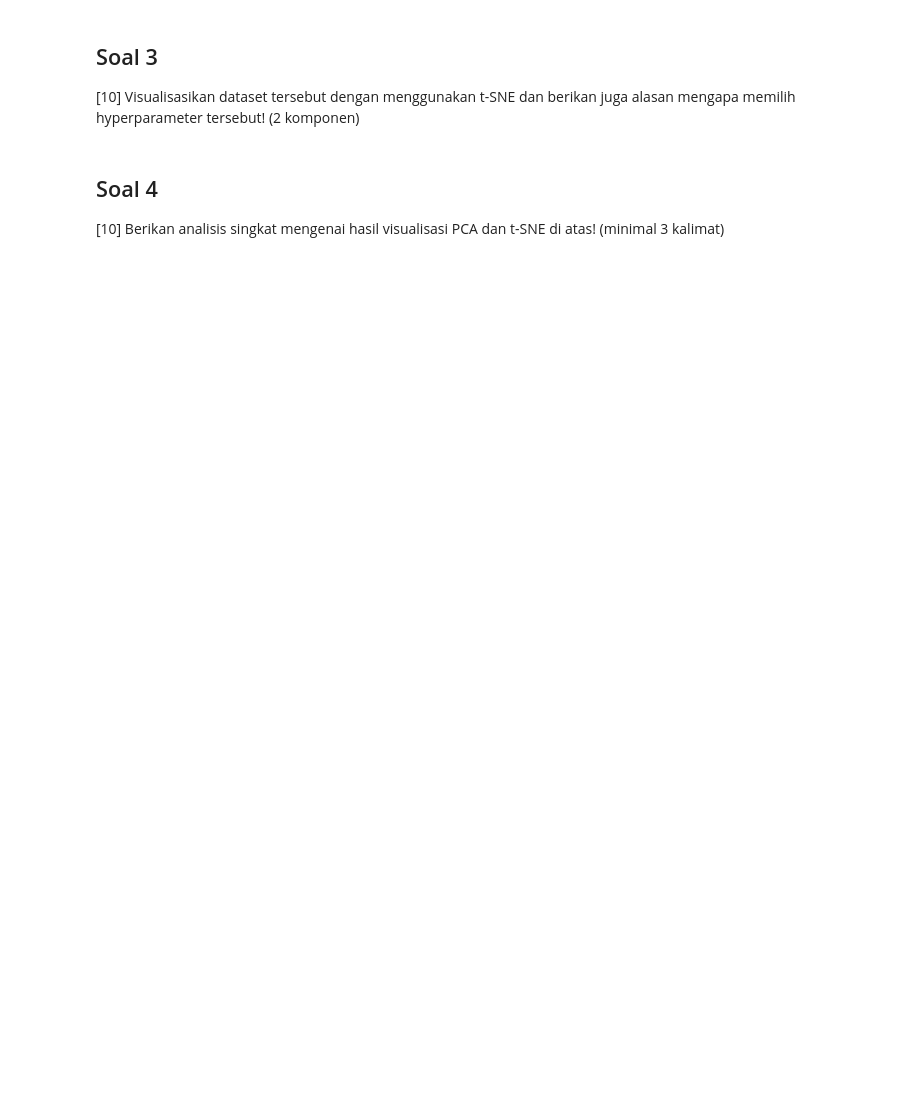
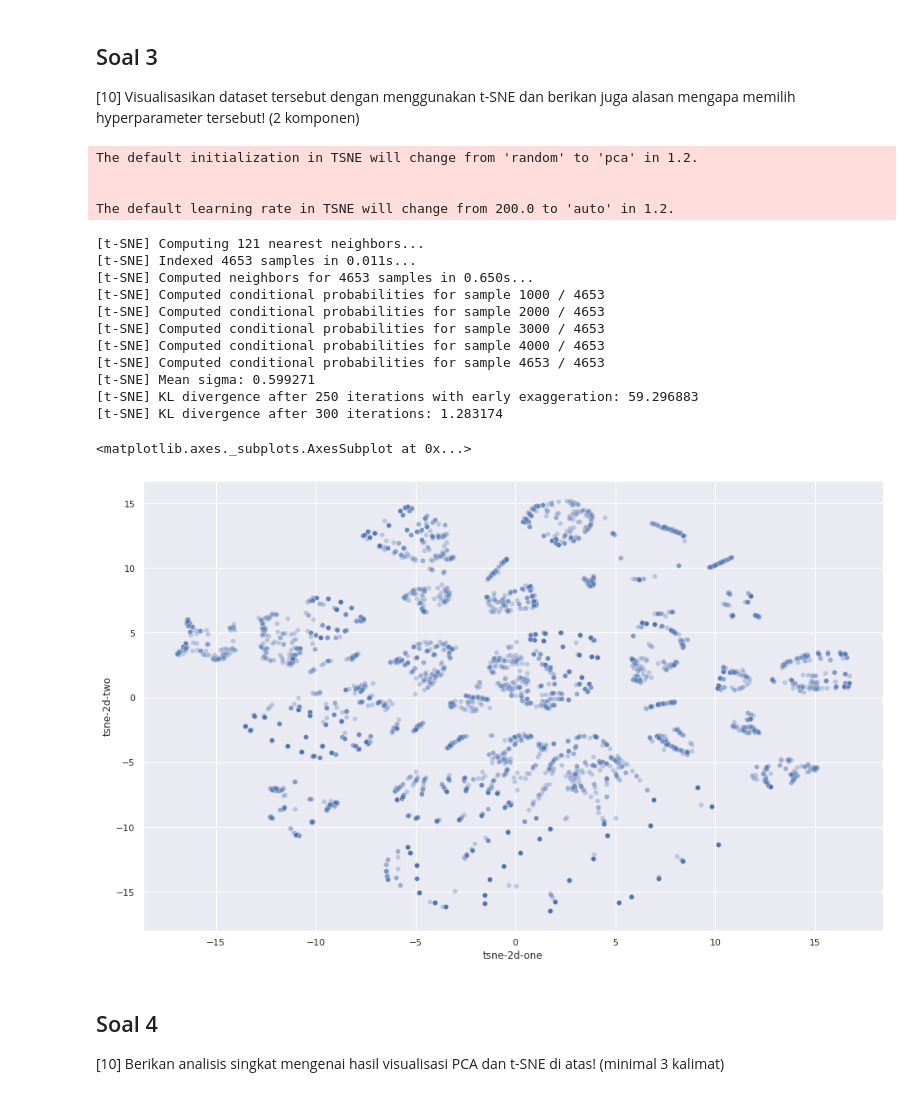
Before and after one commit to faisaladisoe/kasdd-tugas, a Jupyter notebook: Tugas 1/Tugas 1.ipynb, the cells around one changed output. Drawn from its saved outputs; the diff is of its cells as text; code cells hidden in the pictures; blank space fills up the shorter version.

```diff
--- a/Tugas 1/Tugas 1.ipynb
+++ b/Tugas 1/Tugas 1.ipynb
@@ -459,0 +512,3 @@ Diberikan sebuah dataset employee.csv yang digunakan untuk memprediksi apakah se
+# %%
+df2_one_hot_encoded = pd.get_dummies(df2)
+display(df2_one_hot_encoded)
@@ -464,6 +619,40 @@ Diberikan sebuah dataset employee.csv yang digunakan untuk memprediksi apakah se
 ## Soal 3
 
 [10] Visualisasikan dataset tersebut dengan menggunakan t-SNE dan berikan juga alasan mengapa memilih hyperparameter tersebut! (2 komponen)
+# %%
+from sklearn.manifold import TSNE
+tsne = TSNE(n_components = 2, verbose = 1, perplexity = 40, n_iter = 300)
+
+result = x.copy()
+tsne_result = tsne.fit_transform(sc_merged)
+result['tsne-2d-one'] = tsne_result[:,0]
+result['tsne-2d-two'] = tsne_result[:,1]
+plt.figure(figsize=(16,10))
+sns.scatterplot(
+    x="tsne-2d-one", y="tsne-2d-two",
+    palette=sns.color_palette("hls", 10),
+    data=result,
+    legend="full",
+    alpha=0.3
+)
+# %% [output]
+The default initialization in TSNE will change from 'random' to 'pca' in 1.2.
+
+
+The default learning rate in TSNE will change from 200.0 to 'auto' in 1.2.
+[t-SNE] Computing 121 nearest neighbors...
+[t-SNE] Indexed 4653 samples in 0.011s...
+[t-SNE] Computed neighbors for 4653 samples in 0.650s...
+[t-SNE] Computed conditional probabilities for sample 1000 / 4653
+[t-SNE] Computed conditional probabilities for sample 2000 / 4653
+[t-SNE] Computed conditional probabilities for sample 3000 / 4653
+[t-SNE] Computed conditional probabilities for sample 4000 / 4653
+[t-SNE] Computed conditional probabilities for sample 4653 / 4653
+[t-SNE] Mean sigma: 0.599271
+[t-SNE] KL divergence after 250 iterations with early exaggeration: 59.296883
+[t-SNE] KL divergence after 300 iterations: 1.283174
+<matplotlib.axes._subplots.AxesSubplot at 0x...>
+[figure, added]
 # %% [markdown]
 ## Soal 4
 
```
Also changed, not shown: parts of 25 cells of this notebook.
